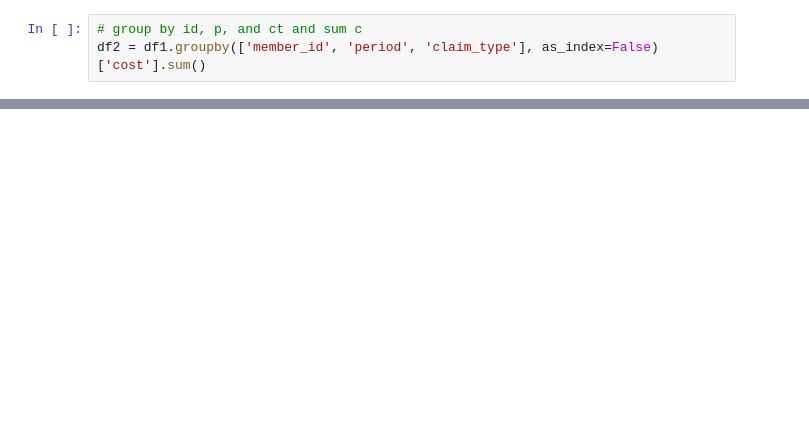
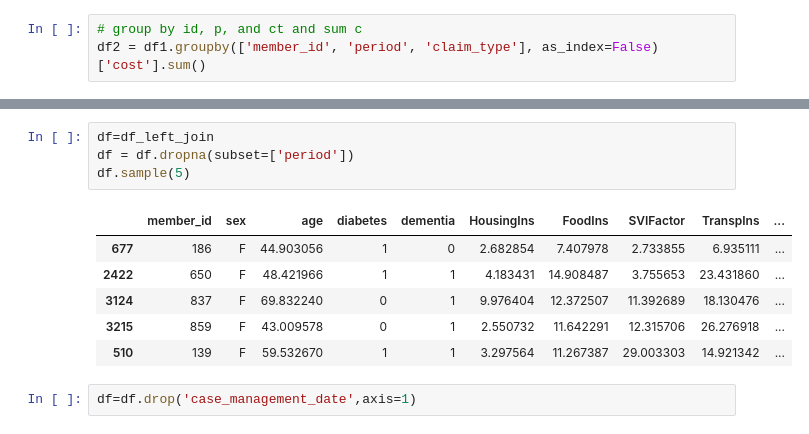
Before and after one commit to taniahdez75/st, a Jupyter notebook: Homework3_Tania.ipynb, the cells around one changed output, grey strips where cells are left out. Cells and saved outputs as stored; diff of their text form; blank space fills up the shorter version.

```diff
--- a/Homework3_Tania.ipynb
+++ b/Homework3_Tania.ipynb
@@ -148,0 +228,13 @@ print(df_left_join)
+# %%
+df=df_left_join
+df = df.dropna(subset=['period'])
+df.sample(5)
+# %% [output]
+|  | member_id | sex | age | diabetes | dementia | HousingIns | FoodIns | SVIFactor | TranspIns | ... |
+| 677 | 186 | F | 44.903056 | 1 | 0 | 2.682854 | 7.407978 | 2.733855 | 6.935111 | ... |
+| 2422 | 650 | F | 48.421966 | 1 | 1 | 4.183431 | 14.908487 | 3.755653 | 23.431860 | ... |
+| 3124 | 837 | F | 69.832240 | 0 | 1 | 9.976404 | 12.372507 | 11.392689 | 18.130476 | ... |
+| 3215 | 859 | F | 43.009578 | 0 | 1 | 2.550732 | 11.642291 | 12.315706 | 26.276918 | ... |
+| 510 | 139 | F | 59.532670 | 1 | 1 | 3.297564 | 11.267387 | 29.003303 | 14.921342 | ... |
+# %%
+df=df.drop('case_management_date',axis=1)
```
Also changed, not shown: parts of 29 cells of this notebook.
